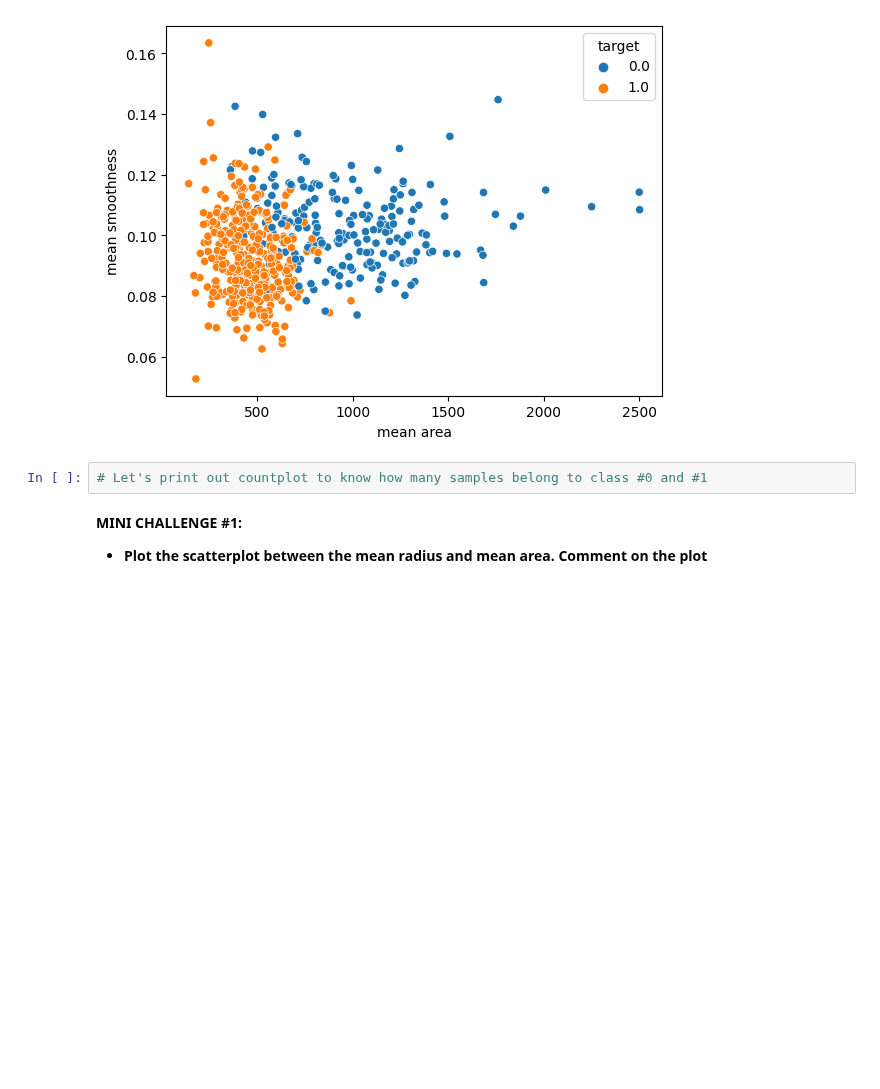
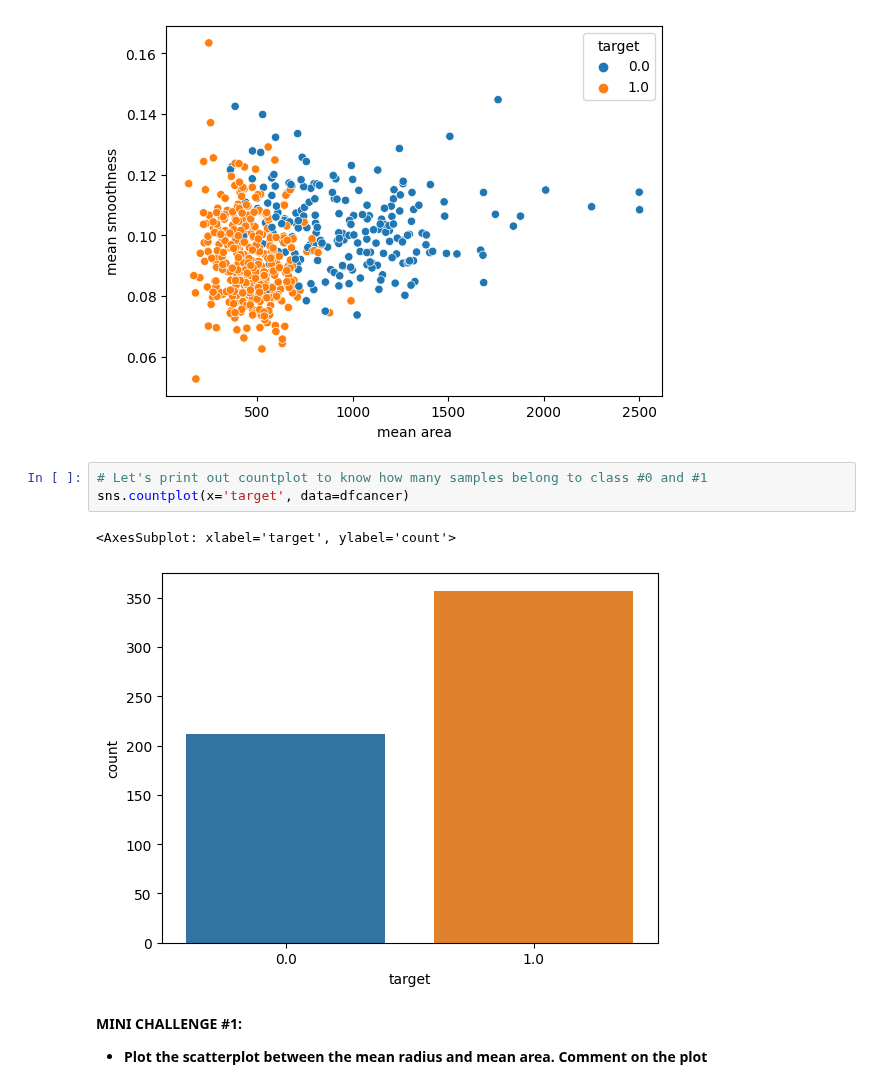
Before and after one commit to timvirga/StockPrediction, a Jupyter notebook: Section12-seaborn/10_Python_101_Data_Visualization_with_Seaborn_Skeleton.ipynb, the cells around one changed output. Saved outputs shown, nothing was run; the diff lists cells and outputs as text; blank space fills up the shorter version.

Commit message:
sns-scatterplot

```diff
--- a/Section12-seaborn/10_Python_101_Data_Visualization_with_Seaborn_Skeleton.ipynb
+++ b/Section12-seaborn/10_Python_101_Data_Visualization_with_Seaborn_Skeleton.ipynb
@@ -103,6 +103,10 @@ sns.scatterplot(x='mean area', y='mean smoothness', hue='target', data=dfcancer)
 [figure]
 # %%
 # Let's print out countplot to know how many samples belong to class #0 and #1
+sns.countplot(x='target', data=dfcancer)
+# %% [output]
+<AxesSubplot: xlabel='target', ylabel='count'>
+[figure, added]
 # %% [markdown]
 **MINI CHALLENGE #1:**
 - **Plot the scatterplot between the mean radius and mean area. Comment on the plot**
```
Also changed, not shown: parts of 3 cells of this notebook.
